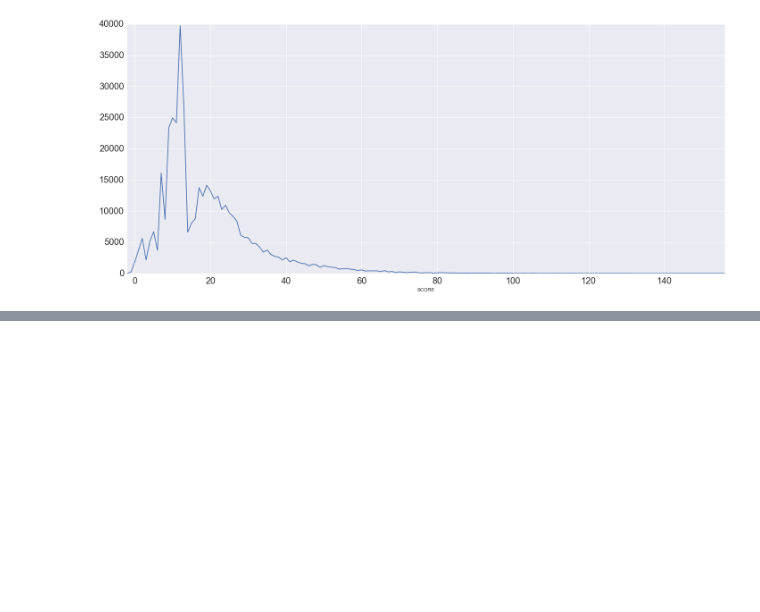
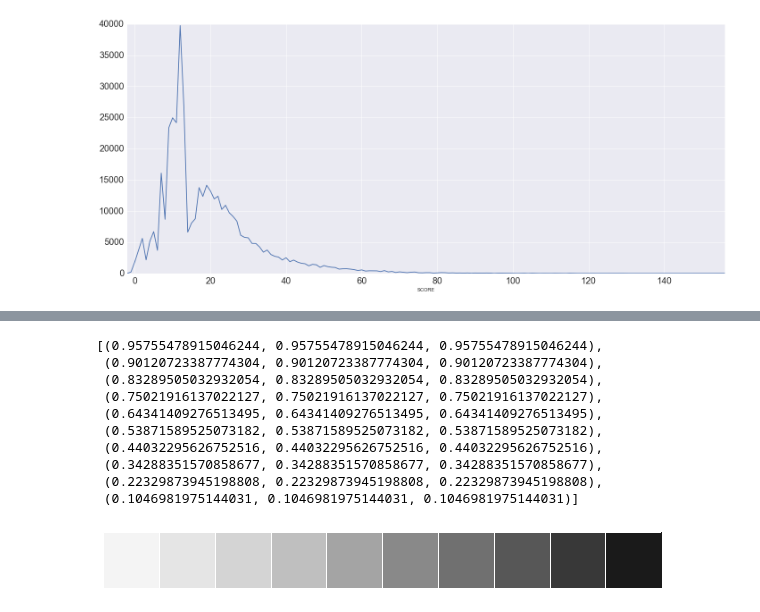
Before and after one commit to ResidentMario/nyc-health-inspections, a Jupyter notebook: seaborn_api_work.ipynb, the cells around one changed output, grey strips where cells are left out. Saved outputs shown, nothing was run; the diff lists cells and outputs as text; code cells hidden in the pictures; blank space fills up the shorter version.

```diff
--- a/seaborn_api_work.ipynb
+++ b/seaborn_api_work.ipynb
@@ -45,0 +87,14 @@ sns.violinplot(x=inspect['SCORE'], y=inspect['CUISINE DESCRIPTION'])
+# %%
+sns.choose_colorbrewer_palette('sequential')
+# %% [output]
+[(0.95755478915046244, 0.95755478915046244, 0.95755478915046244),
+ (0.90120723387774304, 0.90120723387774304, 0.90120723387774304),
+ (0.83289505032932054, 0.83289505032932054, 0.83289505032932054),
+ (0.75021916137022127, 0.75021916137022127, 0.75021916137022127),
+ (0.64341409276513495, 0.64341409276513495, 0.64341409276513495),
+ (0.53871589525073182, 0.53871589525073182, 0.53871589525073182),
+ (0.44032295626752516, 0.44032295626752516, 0.44032295626752516),
+ (0.34288351570858677, 0.34288351570858677, 0.34288351570858677),
+ (0.22329873945198808, 0.22329873945198808, 0.22329873945198808),
+ (0.1046981975144031, 0.1046981975144031, 0.1046981975144031)]
+[figure, added]
```
Also changed, not shown: parts of 27 cells of this notebook, 1 other file.
